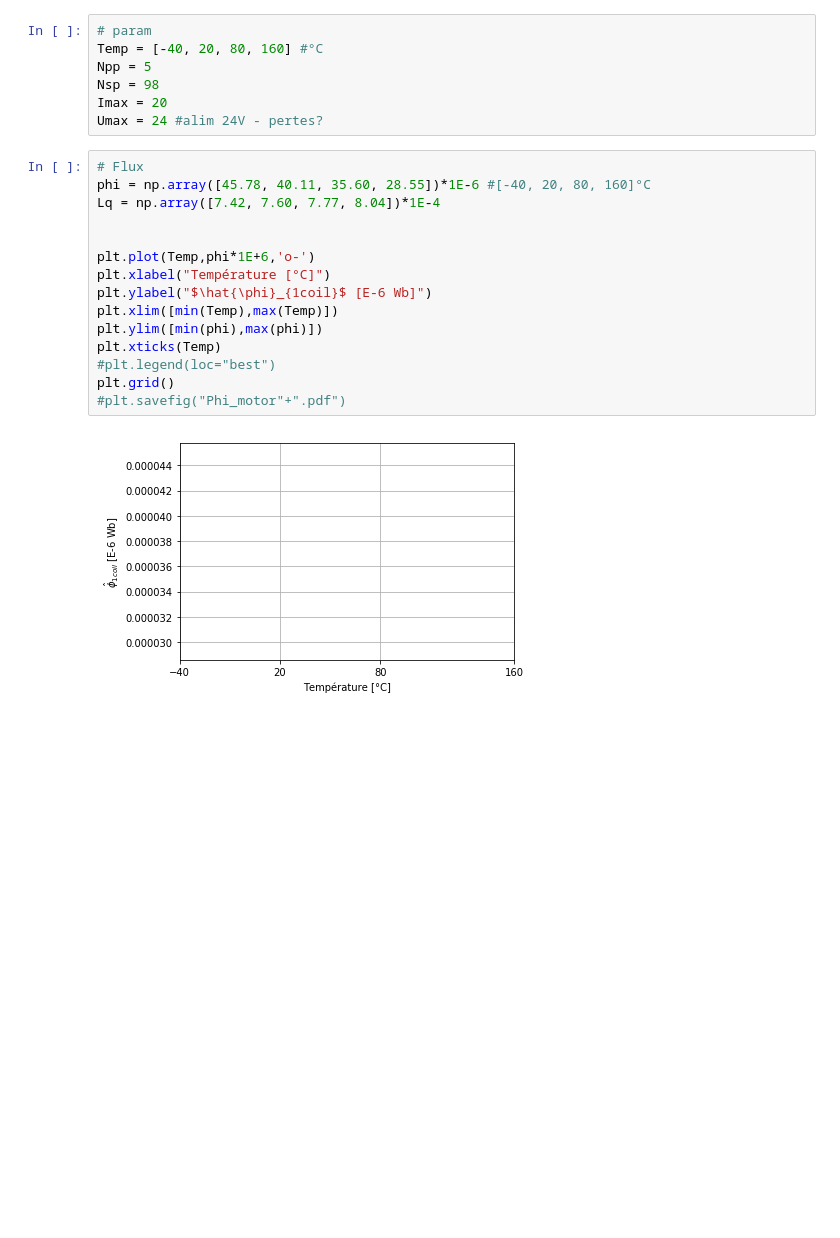
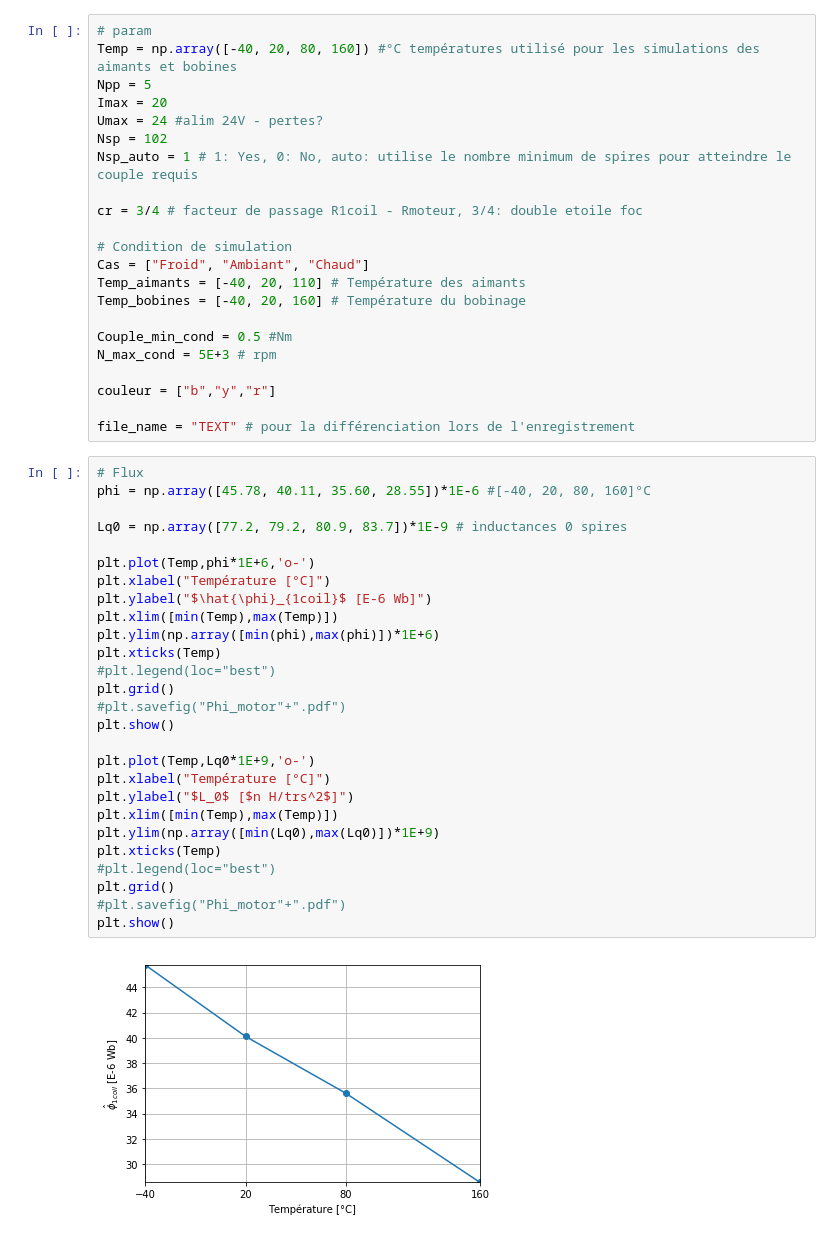
Before and after one commit to TBayborek/PDM, a Jupyter notebook: Motor_sizing_performance.ipynb, the cells around one changed output. Drawn from its saved outputs; the diff is of its cells as text; blank space fills up the shorter version.

```diff
--- a/Motor_sizing_performance.ipynb
+++ b/Motor_sizing_performance.ipynb
@@ -19,24 +18,51 @@ import math
-# %%
-# param
-Temp = [-40, 20, 80, 160] #°C
-Npp = 5
-Nsp = 98
-Imax = 20
-Umax = 24 #alim 24V - pertes?
+# %%
+# param
+Temp = np.array([-40, 20, 80, 160]) #°C températures utilisé pour les simulations des aimants et bobines
+Npp = 5
+Imax = 20
+Umax = 24 #alim 24V - pertes?
+Nsp = 102
+Nsp_auto = 1 # 1: Yes, 0: No, auto: utilise le nombre minimum de spires pour atteindre le couple requis
+
+cr = 3/4 # facteur de passage R1coil - Rmoteur, 3/4: double etoile foc
+
+# Condition de simulation
+Cas = ["Froid", "Ambiant", "Chaud"]
+Temp_aimants = [-40, 20, 110] # Température des aimants
+Temp_bobines = [-40, 20, 160] # Température du bobinage
+
+Couple_min_cond = 0.5 #Nm
+N_max_cond = 5E+3 # rpm
+
+couleur = ["b","y","r"]
+
+file_name = "TEXT" # pour la différenciation lors de l'enregistrement
 # %%
 # Flux
 phi = np.array([45.78, 40.11, 35.60, 28.55])*1E-6 #[-40, 20, 80, 160]°C
-Lq = np.array([7.42, 7.60, 7.77, 8.04])*1E-4
 
+Lq0 = np.array([77.2, 79.2, 80.9, 83.7])*1E-9 # inductances 0 spires
 
 plt.plot(Temp,phi*1E+6,'o-')
 plt.xlabel("Température [°C]")
 plt.ylabel("$\hat{\phi}_{1coil}$ [E-6 Wb]")
 plt.xlim([min(Temp),max(Temp)])
-plt.ylim([min(phi),max(phi)])
+plt.ylim(np.array([min(phi),max(phi)])*1E+6)
 plt.xticks(Temp)
 #plt.legend(loc="best")
 plt.grid()
 #plt.savefig("Phi_motor"+".pdf")
+plt.show()
+
+plt.plot(Temp,Lq0*1E+9,'o-')
+plt.xlabel("Température [°C]")
+plt.ylabel("$L_0$ [$n H/trs^2$]")
+plt.xlim([min(Temp),max(Temp)])
+plt.ylim(np.array([min(Lq0),max(Lq0)])*1E+9)
+plt.xticks(Temp)
+#plt.legend(loc="best")
+plt.grid()
+#plt.savefig("Phi_motor"+".pdf")
+plt.show()
 # %% [output]
-[figure, old version]
+[figure, new version]
```
Also changed, not shown: parts of 18 cells of this notebook, 30 other files.
